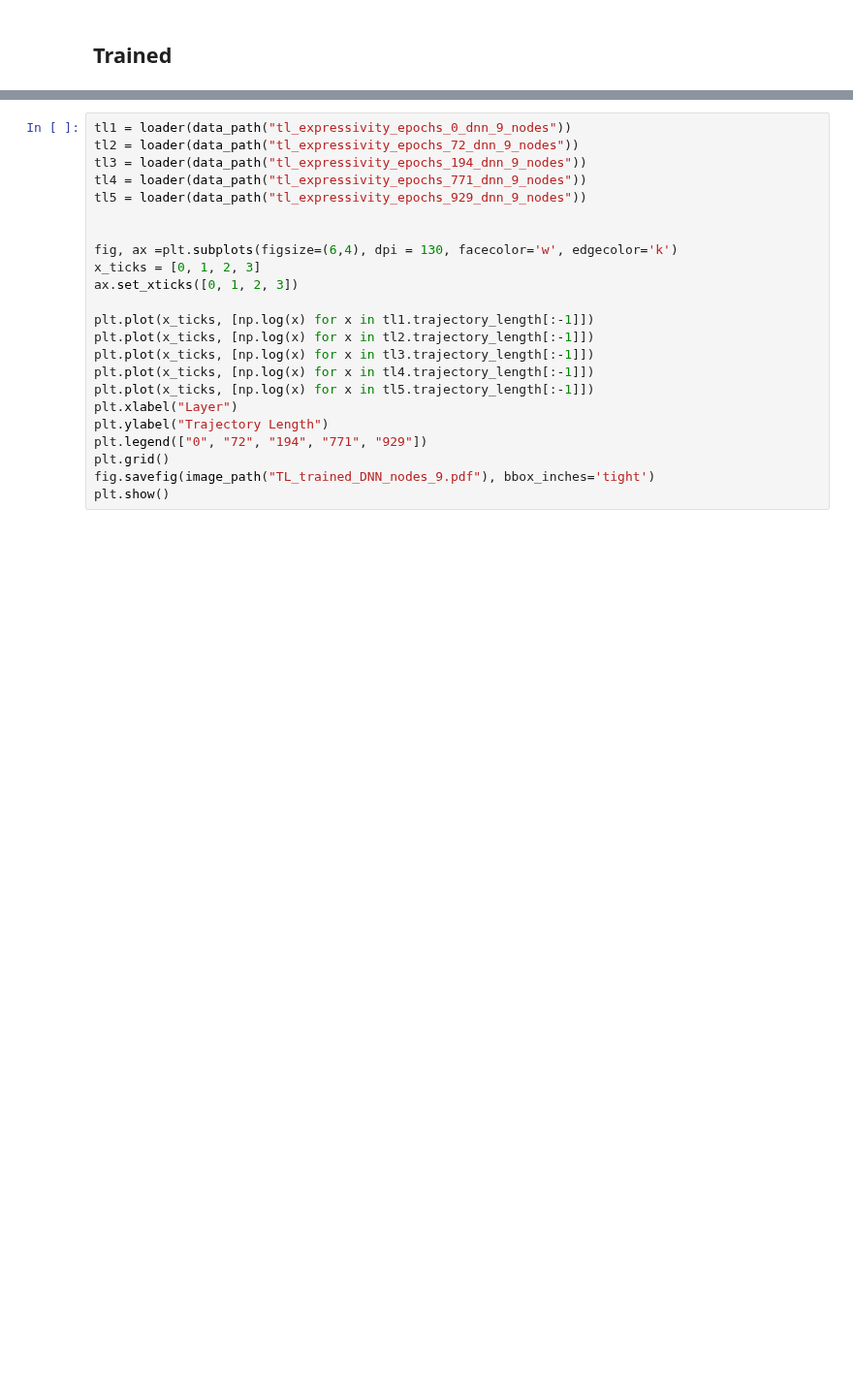
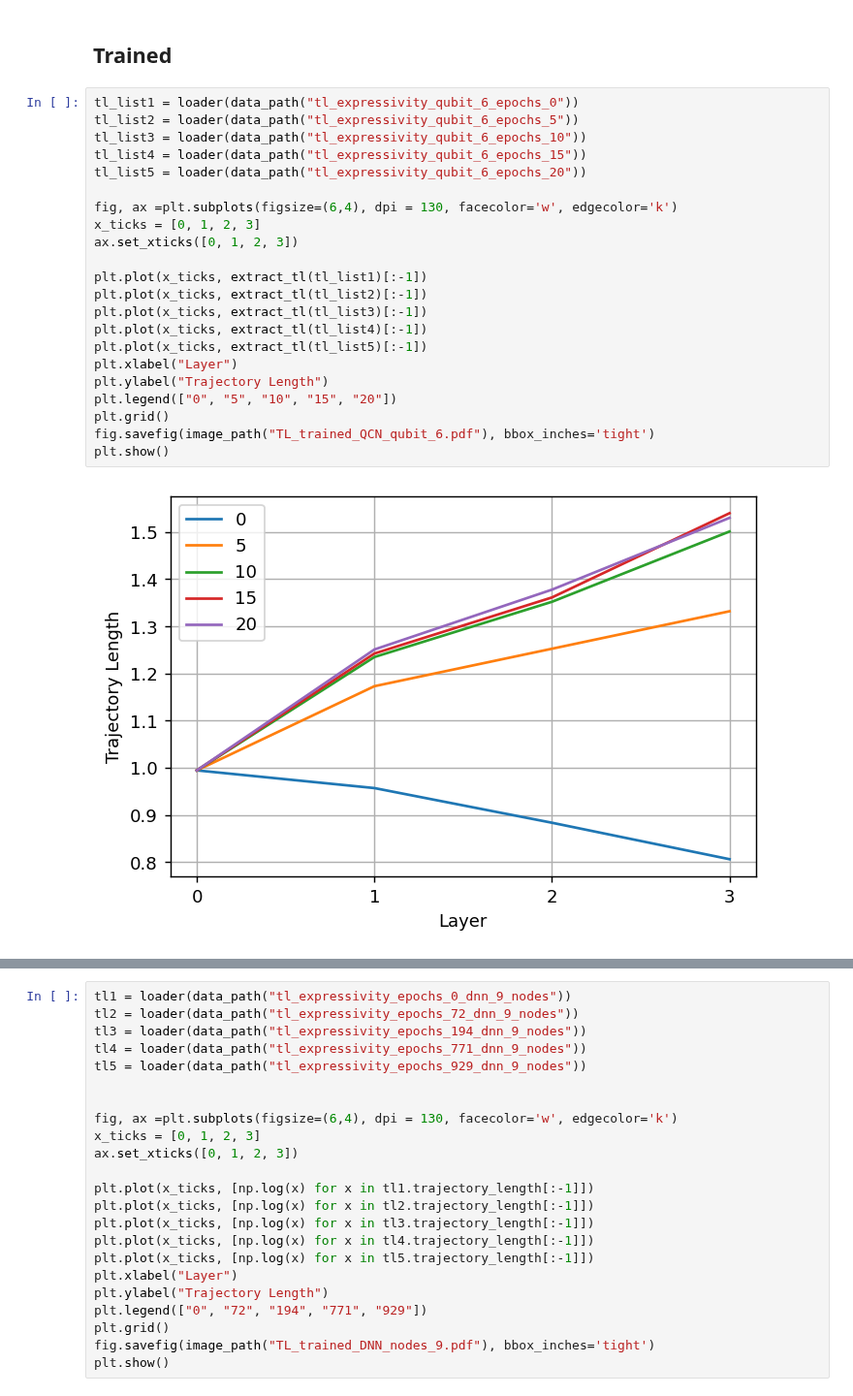
Before and after one commit to KristianWold/Master-Thesis, a Jupyter notebook: notebooks/analysis/Expressivity and Stability.ipynb, the cells around one changed output, grey strips where cells are left out. Shown at 97% size. Drawn from its saved outputs; the diff is of its cells as text; blank space fills up the shorter version.

```diff
--- a/notebooks/analysis/Expressivity and Stability.ipynb
+++ b/notebooks/analysis/Expressivity and Stability.ipynb
@@ -114,3 +114,27 @@ plt.show()
 [figure]
 # %% [markdown]
 ## Trained
+# %%
+tl_list1 = loader(data_path("tl_expressivity_qubit_6_epochs_0"))
+tl_list2 = loader(data_path("tl_expressivity_qubit_6_epochs_5"))
+tl_list3 = loader(data_path("tl_expressivity_qubit_6_epochs_10"))
+tl_list4 = loader(data_path("tl_expressivity_qubit_6_epochs_15"))
+tl_list5 = loader(data_path("tl_expressivity_qubit_6_epochs_20"))
+
+fig, ax =plt.subplots(figsize=(6,4), dpi = 130, facecolor='w', edgecolor='k')
+x_ticks = [0, 1, 2, 3]
+ax.set_xticks([0, 1, 2, 3])
+
+plt.plot(x_ticks, extract_tl(tl_list1)[:-1])
+plt.plot(x_ticks, extract_tl(tl_list2)[:-1])
+plt.plot(x_ticks, extract_tl(tl_list3)[:-1])
+plt.plot(x_ticks, extract_tl(tl_list4)[:-1])
+plt.plot(x_ticks, extract_tl(tl_list5)[:-1])
+plt.xlabel("Layer")
+plt.ylabel("Trajectory Length")
+plt.legend(["0", "5", "10", "15", "20"])
+plt.grid()
+fig.savefig(image_path("TL_trained_QCN_qubit_6.pdf"), bbox_inches='tight')
+plt.show()
+# %% [output]
+[figure, added]
```
Also changed, not shown: parts of 4 cells of this notebook, 23 other files.
